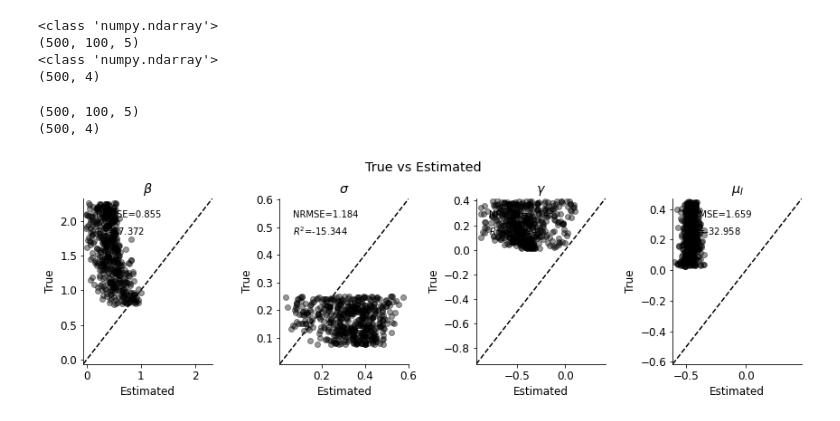
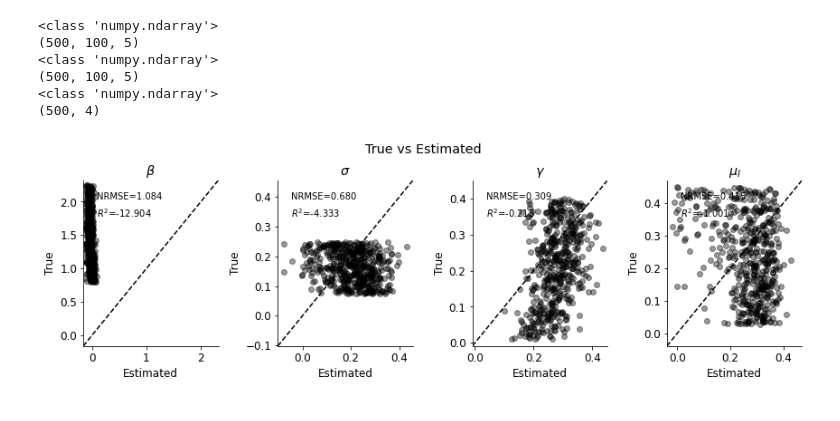
Before and after one commit to juan190199/BachelorThesis, a Jupyter notebook: notebooks/bayesflow_parameter_estimation_v4.ipynb, the cells around one changed output. Cells and saved outputs as stored; diff of their text form; code cells hidden in the pictures.

```diff
--- a/notebooks/bayesflow_parameter_estimation_v4.ipynb
+++ b/notebooks/bayesflow_parameter_estimation_v4.ipynb
@@ -79,9 +79,10 @@ learning_rate = tf.keras.optimizers.schedules.ExponentialDecay(starter_learning_
 optimizer = tf.keras.optimizers.Adam(learning_rate)
 # %%
 %%time
-data_test = data_generator(n_test, version='v4')
+data_test = data_generator(n_test, version='v4', low_epsilon=0.05, up_epsilon=0.25, learning_noise=False)
 
 # Preprocessing untrained data
 X_test = np.array(data_test['X'])
+noisy_X_test = np.array(data_test['noisy_X'])
 params_test = np.array(data_test['params'])
 # %% [output]
@@ -90,9 +91,13 @@ Wall time: 184 ms
 # %%
 print(type(X_test))
 print(X_test.shape)
+print(type(noisy_X_test))
+print(noisy_X_test.shape)
 print(type(params_test))
 print(params_test.shape)
 # %% [output]
+<class 'numpy.ndarray'>
+(500, 100, 5)
 <class 'numpy.ndarray'>
 (500, 100, 5)
 <class 'numpy.ndarray'>
@@ -105,17 +114,11 @@ assert(np.sum(X_test == np.nan) == 0)
-# %%
-print(X_test.shape)
-print(params_test.shape)
-# %% [output]
-(500, 100, 5)
-(500, 4)
 # %%
 # Instantiate model
 summary_net = SequenceNet()
 model = BayesFlow(inv_meta, n_inv_blocks, theta_dim, summary_net=summary_net, permute=True)
 # %%
-true_vs_estimated(model, X_test, params_test, n_samples_posterior, parameter_names, figsize=(12, 4))
+true_vs_estimated(model, noisy_X_test, params_test, n_samples_posterior, parameter_names, figsize=(12, 4))
 # %% [output]
-[figure, old version]
+[figure, new version]
 # %%
 checkpoint = tf.train.Checkpoint(step=global_step, optimizer=optimizer, net=model)
 manager = tf.train.CheckpointManager(checkpoint, './checkpoints/{}'.format(ckpt_file), max_to_keep=3)
```
Also changed, not shown: parts of 29 cells of this notebook.
